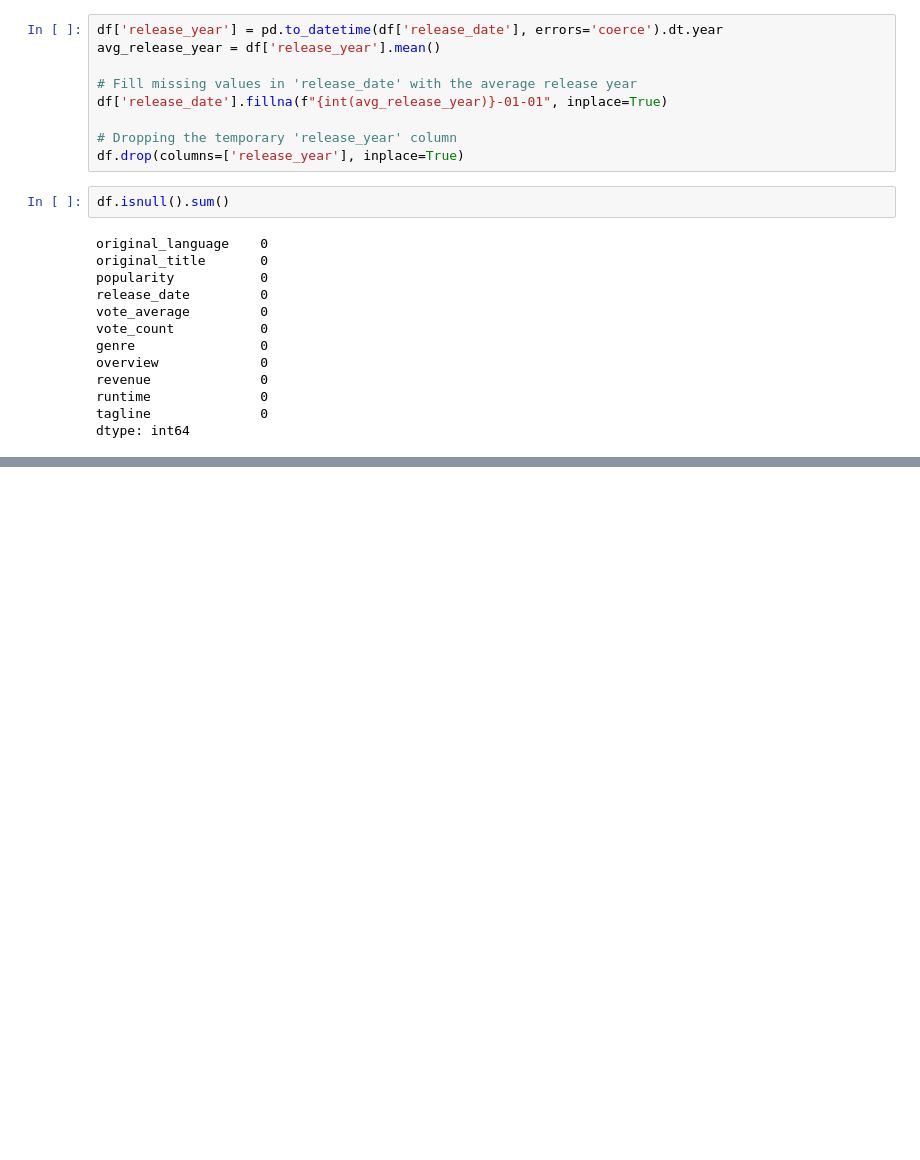
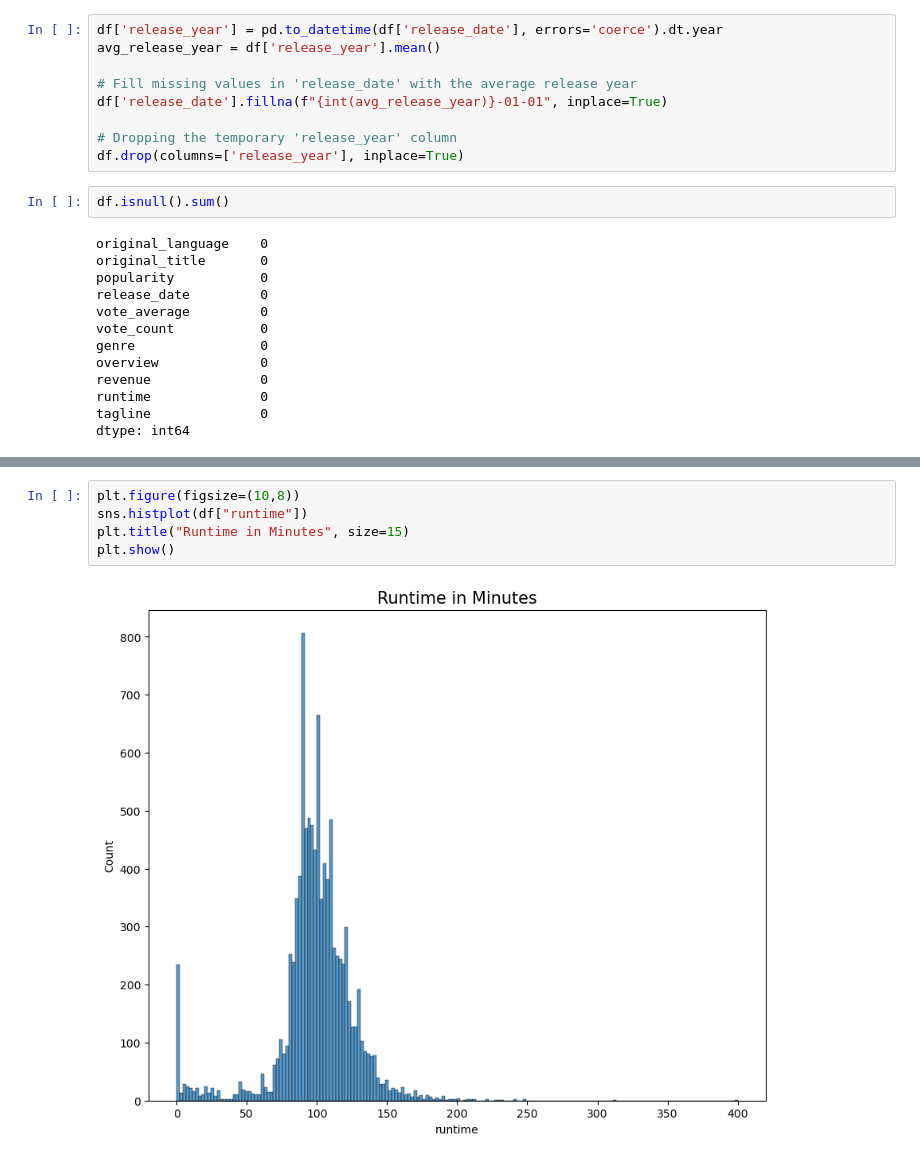
Before and after one commit to sSumankumari/Movie-Recommendation-System, a Jupyter notebook: movie_recommendation_system.ipynb, the cells around one changed output, grey strips where cells are left out. Cells and saved outputs as stored; diff of their text form; blank space fills up the shorter version.

```diff
--- a/movie_recommendation_system.ipynb
+++ b/movie_recommendation_system.ipynb
@@ -101,0 +113,7 @@ df.head()
+# %%
+plt.figure(figsize=(10,8))
+sns.histplot(df["runtime"])
+plt.title("Runtime in Minutes", size=15)
+plt.show()
+# %% [output]
+[figure, added]
```
Also changed, not shown: parts of 6 cells of this notebook.
